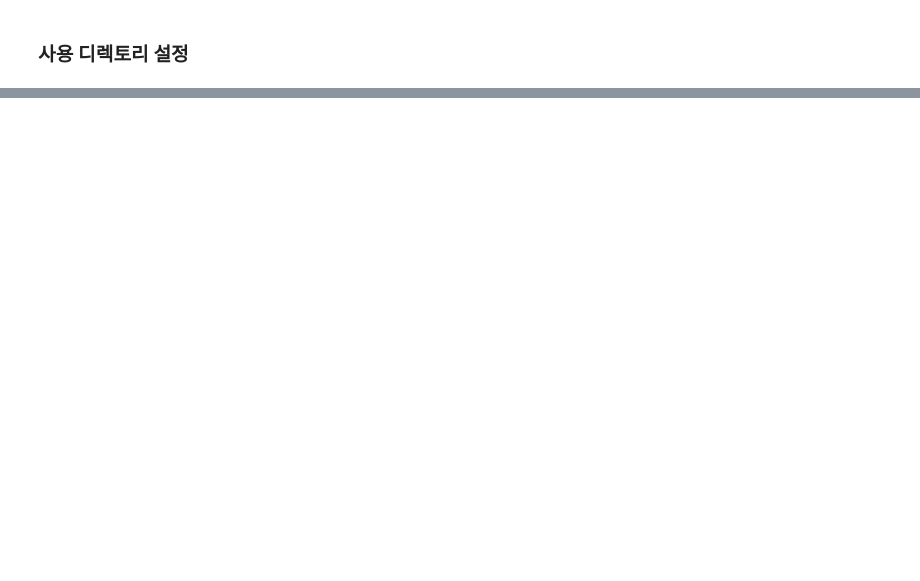
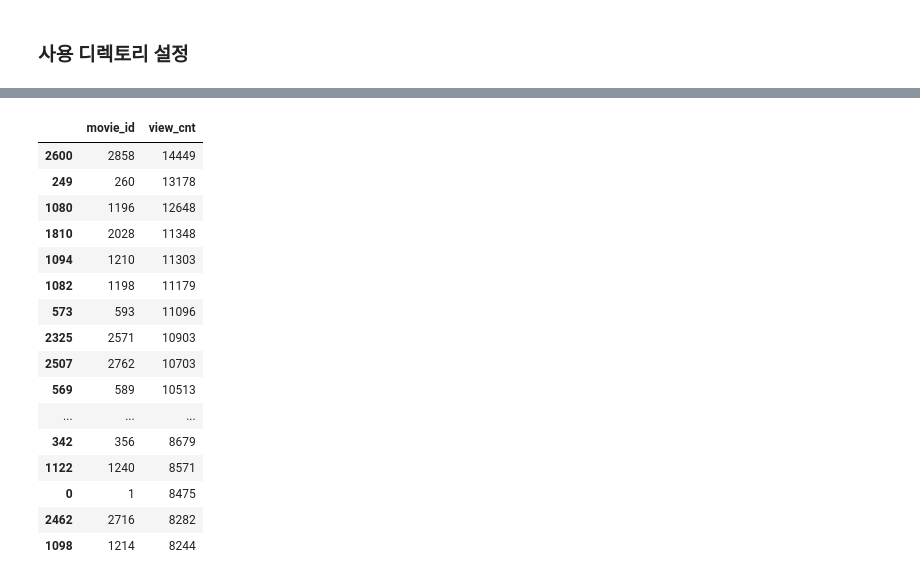
Before and after one commit to vg-rlo/aiffel-mini-projects, a Jupyter notebook: Exploration/Als_music_recommendation/[E-8]MovieRecommendation.ipynb, the cells around one changed output, grey strips where cells are left out. Cells and saved outputs as stored; diff of their text form; code cells hidden in the pictures; blank space fills up the shorter version.

```diff
--- a/Exploration/Als_music_recommendation/[E-8]MovieRecommendation.ipynb
+++ b/Exploration/Als_music_recommendation/[E-8]MovieRecommendation.ipynb
@@ -137,0 +41,8 @@ movies.head()
+# %%
+data_path = os.getenv('HOME') + '/aiffel/recommendata_iu/data'
+
+if not os.path.isdir(data_path):
+    os.mkdir(data_path)
+
+else:
+    print("data_path에 폴더가 이미 존재합니다.")
@@ -137,0 +53,15 @@ movies.head()
+# %%
+url = 'http://files.grouplens.org/datasets/movielens/ml-1m.zip'
+file_path = data_path + '/ml-lm.zip'
+
+if not os.path.isfile(file_path):
+    wget.download(url, out = file_path)
+    os.system('unzip ml-lm.zip') # zip 압축 풀기
+
+else:
+    print("ml-lm.zip가 이미 존재합니다.")
+
+rating_file_path= data_path + '/ml-1m/ratings.dat' # 평점 메타데이터
+movie_file_path=os.getenv('HOME') + '/aiffel/recommendata_iu/data/ml-1m/movies.dat' # 영화제목 메타데이터
+print(f'평점 메타데이터 파일 경로: {rating_file_path}')
+print(f'영화 메타데이터 파일 경로: {movie_file_path}')
@@ -137,0 +140,4 @@ movies.head()
+# %%
+# rating 컬럼의 이름을 view_cnt로 바꿉니다.
+ratings.rename(columns={'rating':'view_cnt'}, inplace=True)
+ratings.head()
@@ -137,0 +190,5 @@ movies.head()
+# %%
+# 관심사인 컬럼만 남기고 timestamp와 같은 불필요한 컬럼을 제거합니다.
+using_cols = ['user_id','movie_id', 'view_cnt']
+ratings = ratings[using_cols]
+ratings.head()
@@ -137,0 +235,23 @@ movies.head()
+# %%
+# 사람들이 높게 평가한 영화를 기준으로 인기 많은 영화 정보를 sum(), sort_values() 함수로 출력합니다.
+popular_movie = pd.DataFrame()
+popular_movie = ratings.groupby(by =['movie_id'], as_index = False)['view_cnt'].sum() # sum으로 movie_id별 view_cnt의 총합
+popular_movie.sort_values(by = ['view_cnt'], ascending=False).head(30)
+# %% [output]
+|  | movie_id | view_cnt |
+| 2600 | 2858 | 14449 |
+| 249 | 260 | 13178 |
+| 1080 | 1196 | 12648 |
+| 1810 | 2028 | 11348 |
+| 1094 | 1210 | 11303 |
+| 1082 | 1198 | 11179 |
+| 573 | 593 | 11096 |
+| 2325 | 2571 | 10903 |
+| 2507 | 2762 | 10703 |
+| 569 | 589 | 10513 |
+| ... | ... | ... |
+| 342 | 356 | 8679 |
+| 1122 | 1240 | 8571 |
+| 0 | 1 | 8475 |
+| 2462 | 2716 | 8282 |
+| 1098 | 1214 | 8244 |
```
Also changed, not shown: parts of 124 cells of this notebook.
